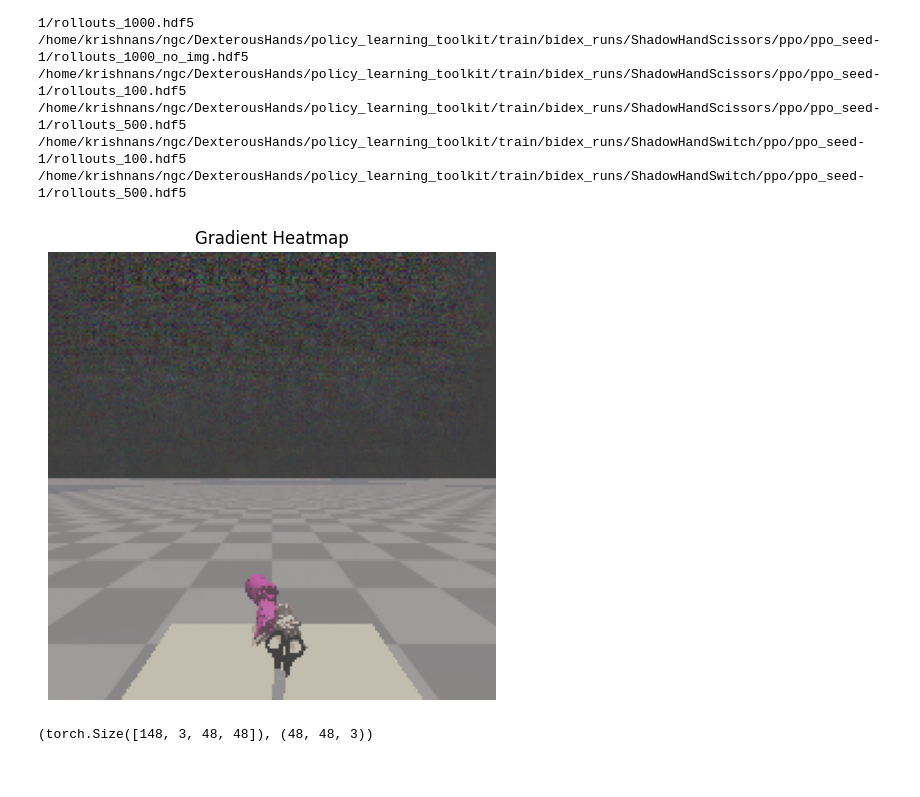
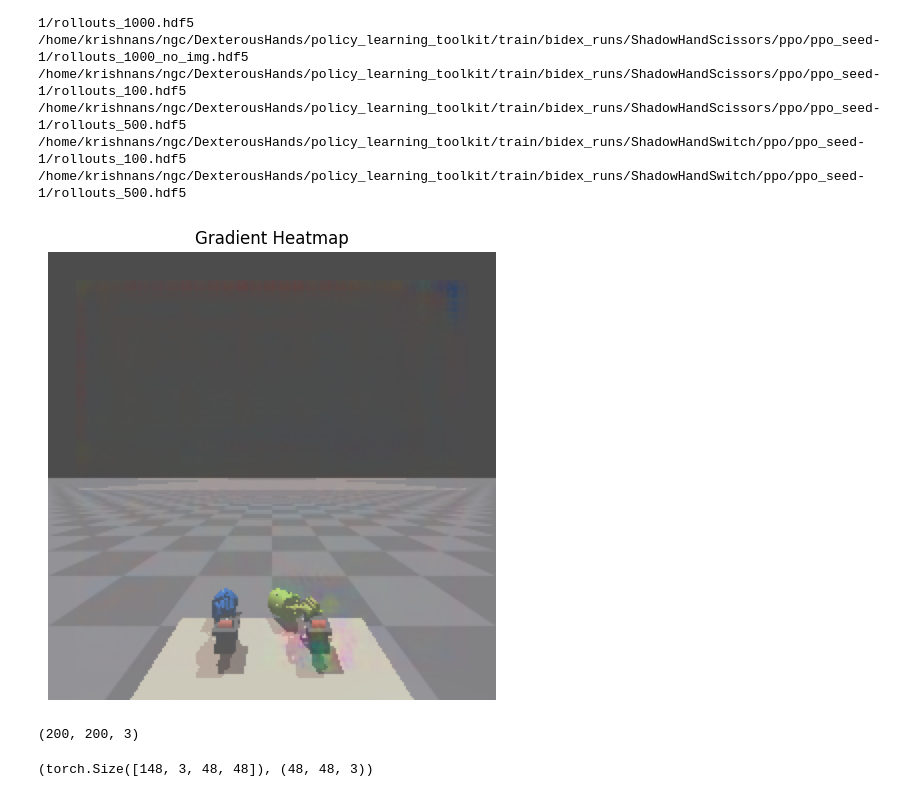
Before and after one commit to pairlab/fancy-bc, a Jupyter notebook: examples/notebooks/run_policy.ipynb, the cells around one changed output. Saved outputs shown, nothing was run; the diff lists cells and outputs as text; code cells hidden in the pictures.

```diff
--- a/examples/notebooks/run_policy.ipynb
+++ b/examples/notebooks/run_policy.ipynb
@@ -113,17 +133,30 @@ ls {hdf5_path}policy_learning_toolkit/train/bidex_runs/**/**/**/*.hdf5
 /home/krishnans/ngc/DexterousHands/policy_learning_toolkit/train/bidex_runs/ShadowHandSwitch/ppo/ppo_seed-1/rollouts_500.hdf5
 # %%
 import h5py
-hdf5_path = "/home/krishnans/ngc/DexterousHands/policy_learning_toolkit/train/bidex_runs/ShadowHandScissors/ppo/ppo_seed-1/rollouts_1000.hdf5"
+hdf5_path = "/home/krishnans/ngc/DexterousHands/policy_learning_toolkit/train/bidex_runs/ShadowHandSwitch/ppo/ppo_seed-1/rollouts_100.hdf5"
 
 data = h5py.File(hdf5_path, "r")
 cam_obs_keys = list(filter(lambda x: "camera" in x, list(data["data/demo_0/obs"].keys())))
 # %%
-d_idx =
+
+cam_obs_key = 'fixed_camera'
+d_idx = 0
 data_dict = {'obs': {cam_obs_key: data[f'data/demo_{d_idx}/obs/fixed_camera'][:]},
              'actions': data[f'data/demo_{d_idx}/actions'][:]}
 tensor_data_dict = TensorUtils.to_device(TensorUtils.to_tensor(data_dict), policy.policy.device)
 input_dict = policy.policy.process_batch_for_training(tensor_data_dict)
 input_dict = policy.policy.postprocess_batch_for_training(input_dict, obs_normalization_stats=None)
+
+
+import matplotlib.pyplot as plt
+
+obs_encoder = policy.policy.nets['policy'].nets['encoder'].nets['obs']
+obs_randomizer = obs_encoder.obs_randomizers[cam_obs_key]
+obs_net = obs_encoder.obs_nets[cam_obs_key] # Spatial Softmax
+backbone = obs_net.nets[:1]
+
+# obs_processed = obs_randomizer[0].forward_in(tensor_data_dict['obs'][cam_obs_key].permute(0, 3, 1, 2)).requires_grad_(True)
+obs_processed = tensor_data_dict['obs'][cam_obs_key].permute(0, 3, 1, 2).requires_grad_(True)
 # %%
 import matplotlib.pyplot as plt
 
@@ -133,50 +166,55 @@ obs_randomizer = obs_encoder.obs_randomizers[cam_obs_key]
 obs_net = obs_encoder.obs_nets[cam_obs_key] # Spatial Softmax
 backbone = obs_net.nets[:1]
 
-obs_processed = obs_randomizer[0].forward_in(tensor_data_dict['obs'][cam_obs_key].permute(0, 3, 1, 2)).requires_grad_(True)
+# obs_processed = obs_randomizer[0].forward_in(tensor_data_dict['obs'][cam_obs_key].permute(0, 3, 1, 2)).requires_grad_(True)
+obs_processed = tensor_data_dict['obs'][cam_obs_key].permute(0, 3, 1, 2).requires_grad_(True)
 
-obs_backbone_feat = backbone(obs_processed)
-weights = obs_net.nets[1](obs_backbone_feat) #.sum().backward()
+obs_backbone_feat = backbone(obs_processed).mean().backward()
+# weights = obs_net.nets[1](obs_backbone_feat).mean().backward()
 
-indices = weights.argmax(dim=-1).to(torch.int64).detach()
+# indices = weights.argmax(dim=-1).to(torch.int64).detach()
 
-num_keypoints = indices.shape[-1] // 2
-x_indices = indices[..., :num_keypoints]
-y_indices = indices[..., num_keypoints:]
+# num_keypoints = indices.shape[-1] // 2
+# x_indices = indices[..., :num_keypoints]
+# y_indices = indices[..., num_keypoints:]
 
-max_features = obs_backbone_feat[torch.arange(obs_backbone_feat.shape[0]).unsqueeze(-1),
-                                 y_indices,
-                                 x_indices]
-sum_max_features = max_features.sum(dim=1)
+# max_features = obs_backbone_feat[torch.arange(obs_backbone_feat.shape[0]).unsqueeze(-1),
+#                                  y_indices,
+#                                  x_indices]
+# sum_max_features = max_features.sum(dim=1)
 
-sum_max_features.sum().backward()
+# sum_max_features.sum().backward()
 
 # Normalize the gradients for visualization
 gradients = obs_processed.grad
 gradients = gradients - gradients.min()
 gradients /= gradients.max()
 
-idx = 147
+idx = 120
 img = obs_processed[idx].permute(1, 2, 0).detach().cpu().numpy()
 
 # Upsample the gradients to match the original image size
 # gradients_upsampled = torch.nn.functional.interpolate(gradients, size=img.shape, mode='bilinear', align_corners=False)
 gradients_upsampled = gradients.cpu().numpy()[idx].transpose(1, 2, 0)
 
 # Convert to numpy and transpose (H, W, C)
 # gradients_upsampled = gradients_upsampled.cpu().numpy()[0].transpose(1, 2, 0)
 
 # Plot the gradient heatmap on top of the original image
 fig, ax = plt.subplots(figsize=(5, 5))
 ax.imshow(img)
 ax.imshow(gradients_upsampled, cmap='jet', alpha=0.5)
 ax.set_title("Gradient Heatmap")
 ax.axis('off')
 
 plt.tight_layout()
 plt.show()
 # %% [output]
-[figure, old version]
+[figure, new version]
+# %%
+gradients_upsampled.shape
+# %% [output]
+(200, 200, 3)
 # %%
 gradients.shape, img.shape
 # %% [output]
```
Also changed, not shown: parts of 2 cells of this notebook, 2 other files.
